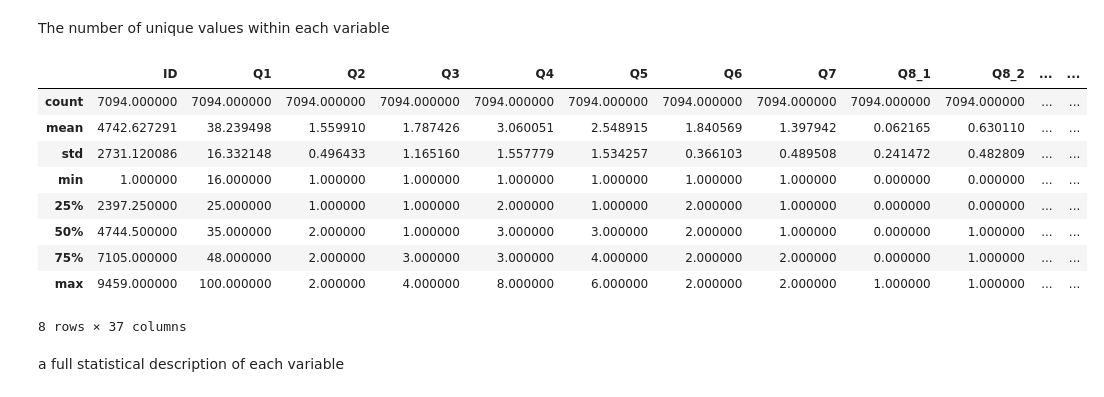
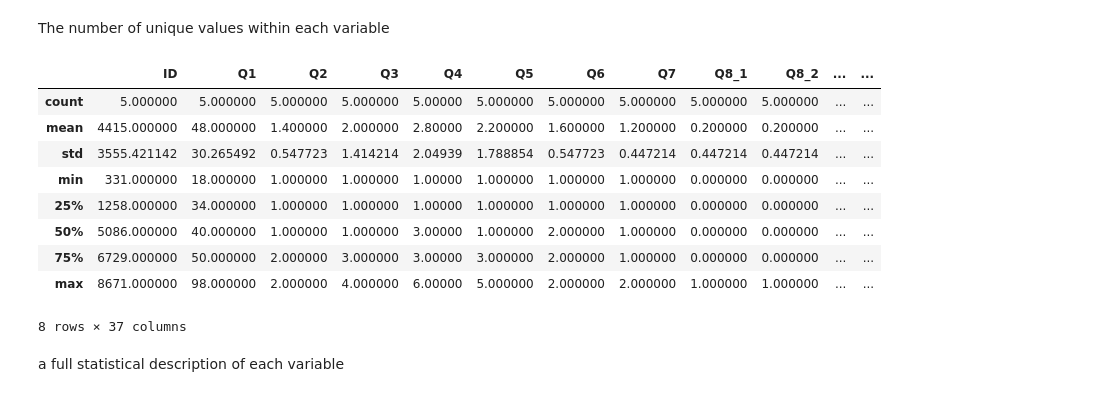
Before and after one commit to Oba-Keng/Data-Viz---Mobile-Money, a Jupyter notebook: Data Visualization - Mobile Money.ipynb, the cells around one changed output. Cells and saved outputs as stored; diff of their text form; code cells hidden in the pictures.

```diff
--- a/Data Visualization - Mobile Money.ipynb
+++ b/Data Visualization - Mobile Money.ipynb
@@ -0,0 +1,4 @@
+# %%
+training = pd.read_csv("training.csv");
+newTraining = training.head(5)
+newTraining
@@ -294,17 +241,17 @@ Name: Q1, Length: 85, dtype: int64
 
 The number of unique values within each variable
 # %%
-training.describe()
+newTraining.describe()
 # %% [output]
 |  | ID | Q1 | Q2 | Q3 | Q4 | Q5 | Q6 | Q7 | Q8_1 | Q8_2 | ... | ... |
-| count | 7094.000000 | 7094.000000 | 7094.000000 | 7094.000000 | 7094.000000 | 7094.000000 | 7094.000000 | 7094.000000 | 7094.000000 | 7094.000000 | ... | ... |
-| mean | 4742.627291 | 38.239498 | 1.559910 | 1.787426 | 3.060051 | 2.548915 | 1.840569 | 1.397942 | 0.062165 | 0.630110 | ... | ... |
-| std | 2731.120086 | 16.332148 | 0.496433 | 1.165160 | 1.557779 | 1.534257 | 0.366103 | 0.489508 | 0.241472 | 0.482809 | ... | ... |
-| min | 1.000000 | 16.000000 | 1.000000 | 1.000000 | 1.000000 | 1.000000 | 1.000000 | 1.000000 | 0.000000 | 0.000000 | ... | ... |
-| 25% | 2397.250000 | 25.000000 | 1.000000 | 1.000000 | 2.000000 | 1.000000 | 2.000000 | 1.000000 | 0.000000 | 0.000000 | ... | ... |
-| 50% | 4744.500000 | 35.000000 | 2.000000 | 1.000000 | 3.000000 | 3.000000 | 2.000000 | 1.000000 | 0.000000 | 1.000000 | ... | ... |
-| 75% | 7105.000000 | 48.000000 | 2.000000 | 3.000000 | 3.000000 | 4.000000 | 2.000000 | 2.000000 | 0.000000 | 1.000000 | ... | ... |
-| max | 9459.000000 | 100.000000 | 2.000000 | 4.000000 | 8.000000 | 6.000000 | 2.000000 | 2.000000 | 1.000000 | 1.000000 | ... | ... |
+| count | 5.000000 | 5.000000 | 5.000000 | 5.000000 | 5.00000 | 5.000000 | 5.000000 | 5.000000 | 5.000000 | 5.000000 | ... | ... |
+| mean | 4415.000000 | 48.000000 | 1.400000 | 2.000000 | 2.80000 | 2.200000 | 1.600000 | 1.200000 | 0.200000 | 0.200000 | ... | ... |
+| std | 3555.421142 | 30.265492 | 0.547723 | 1.414214 | 2.04939 | 1.788854 | 0.547723 | 0.447214 | 0.447214 | 0.447214 | ... | ... |
+| min | 331.000000 | 18.000000 | 1.000000 | 1.000000 | 1.00000 | 1.000000 | 1.000000 | 1.000000 | 0.000000 | 0.000000 | ... | ... |
+| 25% | 1258.000000 | 34.000000 | 1.000000 | 1.000000 | 1.00000 | 1.000000 | 1.000000 | 1.000000 | 0.000000 | 0.000000 | ... | ... |
+| 50% | 5086.000000 | 40.000000 | 1.000000 | 1.000000 | 3.00000 | 1.000000 | 2.000000 | 1.000000 | 0.000000 | 0.000000 | ... | ... |
+| 75% | 6729.000000 | 50.000000 | 2.000000 | 3.000000 | 3.00000 | 3.000000 | 2.000000 | 1.000000 | 0.000000 | 0.000000 | ... | ... |
+| max | 8671.000000 | 98.000000 | 2.000000 | 4.000000 | 6.00000 | 5.000000 | 2.000000 | 2.000000 | 1.000000 | 1.000000 | ... | ... |
 8 rows × 37 columns
 # %% [markdown]
 a full statistical description of each variable
```
Also changed, not shown: parts of 85 cells of this notebook, 1 other file.
